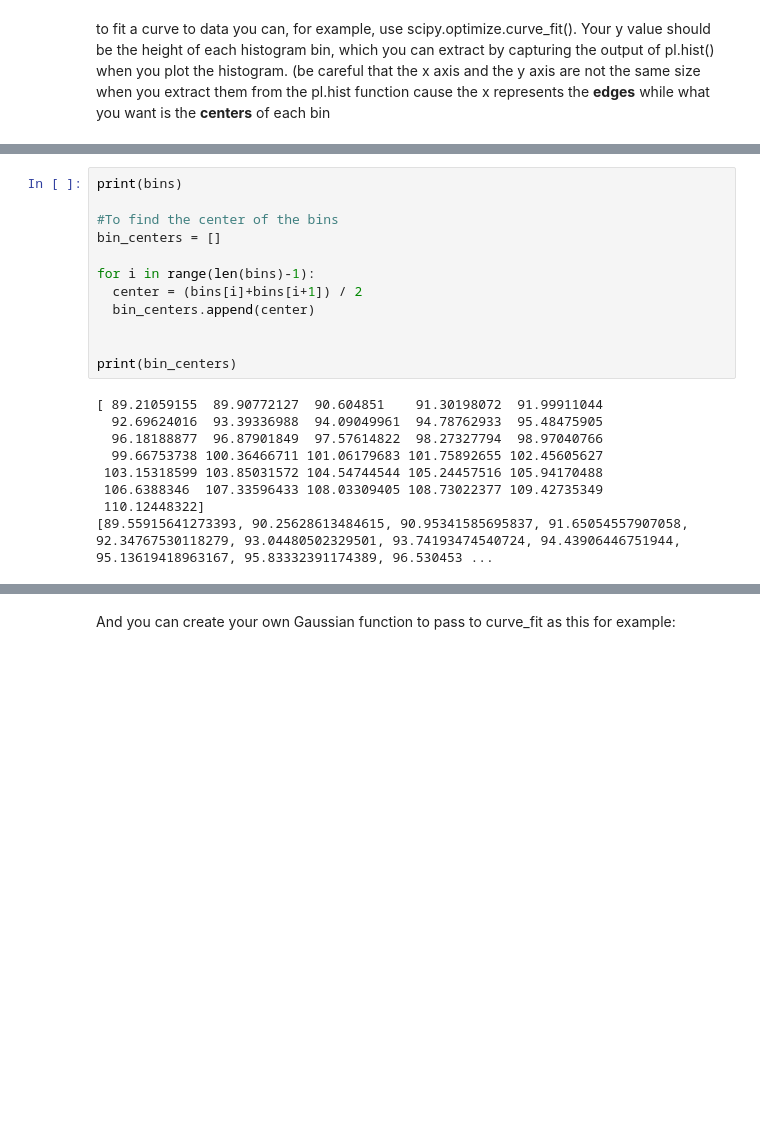
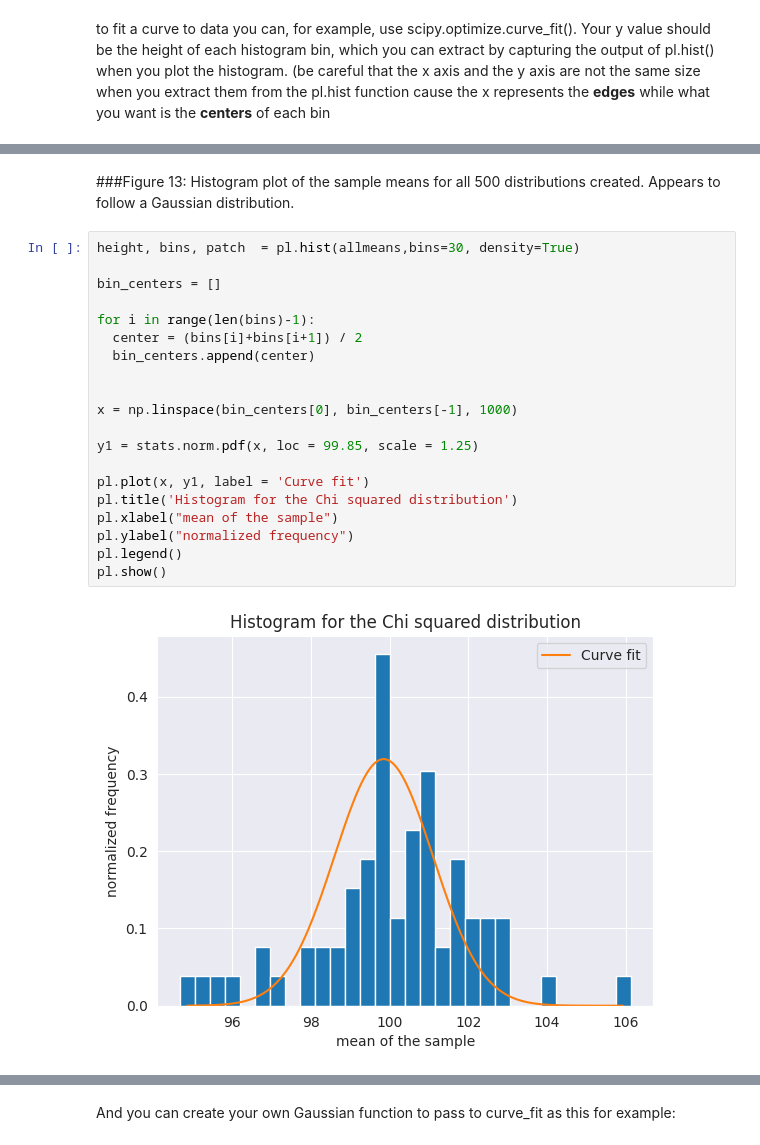
Before and after one commit to szsavery/DSPS_SSavery, a Jupyter notebook: HW2/CentralLimitTheorem_Savery.ipynb, the cells around one changed output, grey strips where cells are left out. Cells and saved outputs as stored; diff of their text form; blank space fills up the shorter version.

```diff
--- a/HW2/CentralLimitTheorem_Savery.ipynb
+++ b/HW2/CentralLimitTheorem_Savery.ipynb
@@ -433,21 +434,25 @@ pl.show()
-# %%
-print(bins)
-
-#To find the center of the bins
-bin_centers = []
-
-for i in range(len(bins)-1):
-  center = (bins[i]+bins[i+1]) / 2
-  bin_centers.append(center)
-
-
-print(bin_centers)
-# %% [output]
-[ 89.21059155  89.90772127  90.604851    91.30198072  91.99911044
-  92.69624016  93.39336988  94.09049961  94.78762933  95.48475905
-  96.18188877  96.87901849  97.57614822  98.27327794  98.97040766
-  99.66753738 100.36466711 101.06179683 101.75892655 102.45605627
- 103.15318599 103.85031572 104.54744544 105.24457516 105.94170488
- 106.6388346  107.33596433 108.03309405 108.73022377 109.42735349
- 110.12448322]
-[89.55915641273393, 90.25628613484615, 90.95341585695837, 91.65054557907058, 92.34767530118279, 93.04480502329501, 93.74193474540724, 94.43906446751944, 95.13619418963167, 95.83332391174389, 96.530453 ...
+# %% [markdown]
+###Figure 13:
+Histogram plot of the sample means for all 500 distributions created. Appears to follow a Gaussian distribution.
+# %%
+height, bins, patch  = pl.hist(allmeans,bins=30, density=True)
+
+bin_centers = []
+
+for i in range(len(bins)-1):
+  center = (bins[i]+bins[i+1]) / 2
+  bin_centers.append(center)
+
+
+x = np.linspace(bin_centers[0], bin_centers[-1], 1000)
+
+y1 = stats.norm.pdf(x, loc = 99.85, scale = 1.25)
+
+pl.plot(x, y1, label = 'Curve fit')
+pl.title('Histogram for the Chi squared distribution')
+pl.xlabel("mean of the sample")
+pl.ylabel("normalized frequency")
+pl.legend()
+pl.show()
+# %% [output]
+[figure, added]
```
Also changed, not shown: parts of 12 cells of this notebook.
